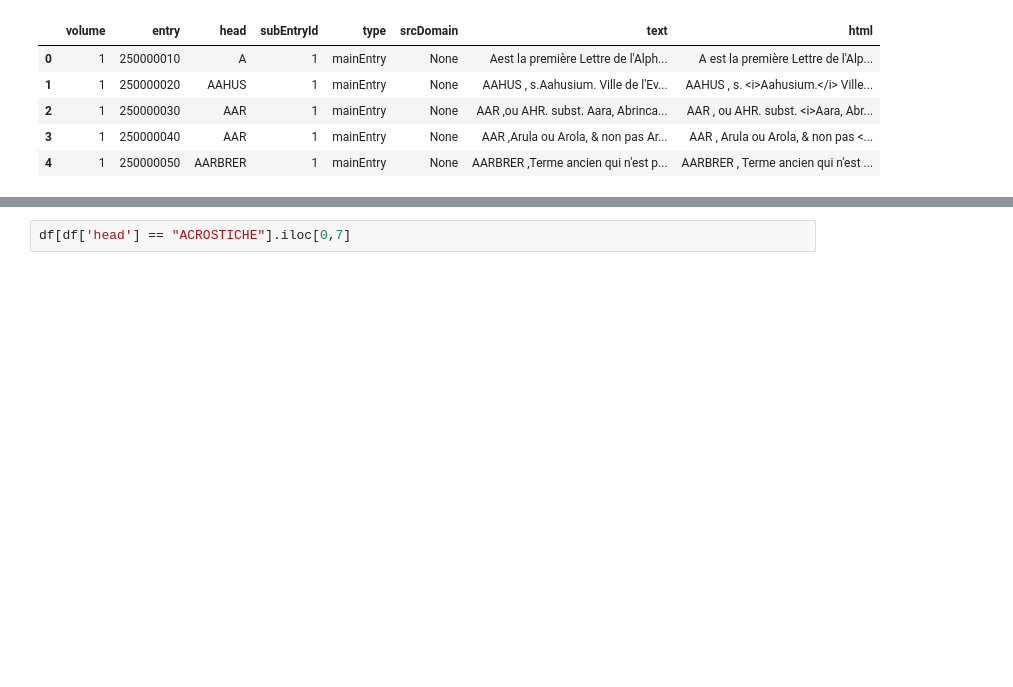
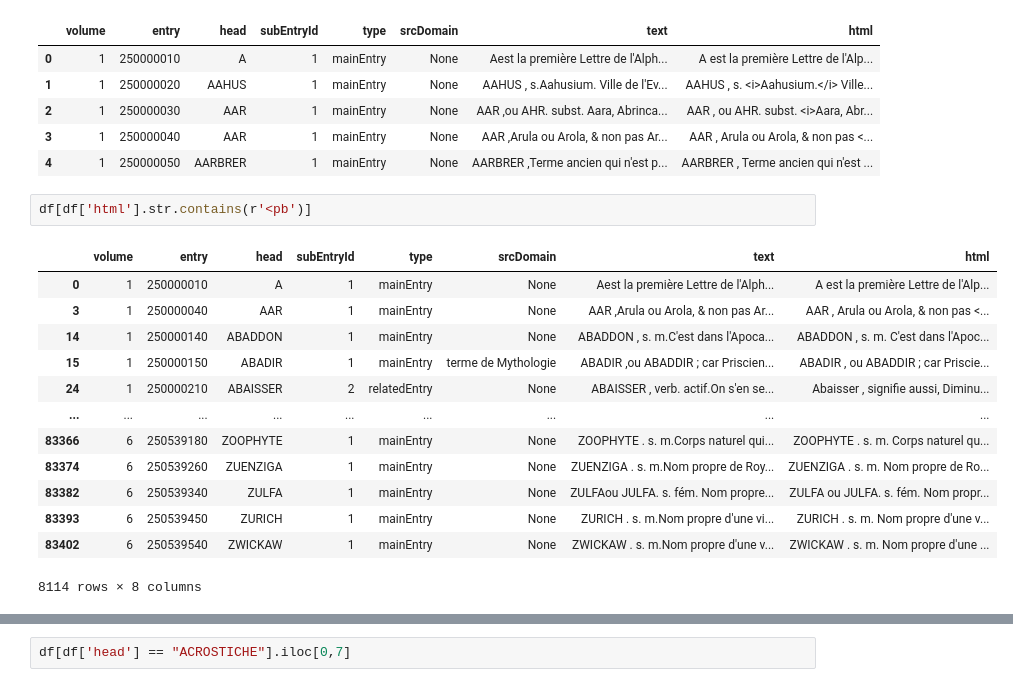
Before and after one commit to ludovicmoncla/trevoux, a Jupyter notebook: 1743_Le_Robert/3.TEI_to_TSV.ipynb, the cells around one changed output, grey strips where cells are left out. Drawn from its saved outputs; the diff is of its cells as text; blank space fills up the shorter version.

```diff
--- a/1743_Le_Robert/3.TEI_to_TSV.ipynb
+++ b/1743_Le_Robert/3.TEI_to_TSV.ipynb
@@ -341,6 +341,22 @@ TR6.tei
 | 2 | 1 | 250000030 | AAR | 1 | mainEntry | None | AAR ,ou AHR. subst. Aara, Abrinca... | AAR , ou AHR. subst. <i>Aara, Abr... |
 | 3 | 1 | 250000040 | AAR | 1 | mainEntry | None | AAR ,Arula ou Arola, & non pas Ar... | AAR , Arula ou Arola, & non pas <... |
 | 4 | 1 | 250000050 | AARBRER | 1 | mainEntry | None | AARBRER ,Terme ancien qui n'est p... | AARBRER , Terme ancien qui n'est ... |
+# %%
+df[df['html'].str.contains(r'<pb')]
+# %% [output]
+|  | volume | entry | head | subEntryId | type | srcDomain | text | html |
+| 0 | 1 | 250000010 | A | 1 | mainEntry | None | Aest la première Lettre de l'Alph... | A est la première Lettre de l'Alp... |
+| 3 | 1 | 250000040 | AAR | 1 | mainEntry | None | AAR ,Arula ou Arola, & non pas Ar... | AAR , Arula ou Arola, & non pas <... |
+| 14 | 1 | 250000140 | ABADDON | 1 | mainEntry | None | ABADDON , s. m.C'est dans l'Apoca... | ABADDON , s. m. C'est dans l'Apoc... |
+| 15 | 1 | 250000150 | ABADIR | 1 | mainEntry | terme de Mythologie | ABADIR ,ou ABADDIR ; car Priscien... | ABADIR , ou ABADDIR ; car Priscie... |
+| 24 | 1 | 250000210 | ABAISSER | 2 | relatedEntry | None | ABAISSER , verb. actif.On s'en se... | Abaisser , signifie aussi, Diminu... |
+| ... | ... | ... | ... | ... | ... | ... | ... | ... |
+| 83366 | 6 | 250539180 | ZOOPHYTE | 1 | mainEntry | None | ZOOPHYTE . s. m.Corps naturel qui... | ZOOPHYTE . s. m. Corps naturel qu... |
+| 83374 | 6 | 250539260 | ZUENZIGA | 1 | mainEntry | None | ZUENZIGA . s. m.Nom propre de Roy... | ZUENZIGA . s. m. Nom propre de Ro... |
+| 83382 | 6 | 250539340 | ZULFA | 1 | mainEntry | None | ZULFAou JULFA. s. fém. Nom propre... | ZULFA ou JULFA. s. fém. Nom propr... |
+| 83393 | 6 | 250539450 | ZURICH | 1 | mainEntry | None | ZURICH . s. m.Nom propre d'une vi... | ZURICH . s. m. Nom propre d'une v... |
+| 83402 | 6 | 250539540 | ZWICKAW | 1 | mainEntry | None | ZWICKAW . s. m.Nom propre d'une v... | ZWICKAW . s. m. Nom propre d'une ... |
+8114 rows × 8 columns
 # %%
 df[df['head'] == "ACCOMPAGNATEUR"]
 # %% [output]
```
Also changed, not shown: parts of 3 cells of this notebook.
